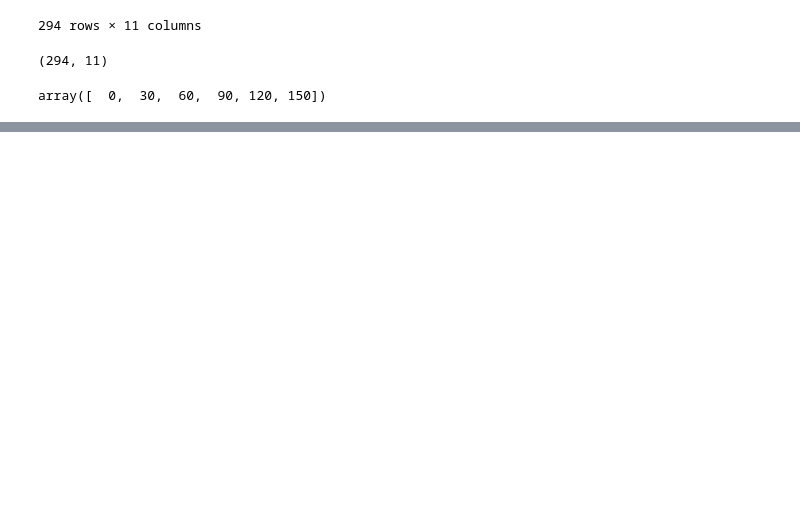
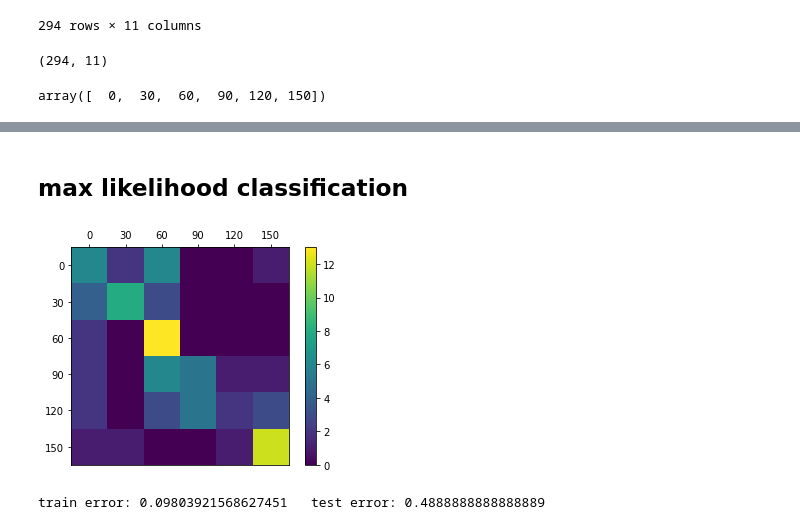
Before and after one commit to AlexTMallen/spectral-spectrum-sparse-analysis, a Jupyter notebook: allenSDK/visual_coding.ipynb, the cells around one changed output, grey strips where cells are left out. Saved outputs shown, nothing was run; the diff lists cells and outputs as text; code cells hidden in the pictures; blank space fills up the shorter version.

```diff
--- a/allenSDK/visual_coding.ipynb
+++ b/allenSDK/visual_coding.ipynb
@@ -315,0 +232,4 @@ plt.show()
+# %%
+proj_rank = 20
+train = (np.diag(S[:proj_rank]) @ U.T[:proj_rank]).T
+test = Xc_test @ Vh.T[:, :proj_rank]
@@ -315,0 +318,42 @@ plt.show()
+# %% [markdown]
+## max likelihood classification
+# %%
+def max_likelihood_classify(Xc, avgs, stds, oris):
+    pre = []
+    for response in Xc:
+        covars = []
+        for avg, std in zip(avgs, stds):
+            covars.append(np.mean((avg - response)**2 / (2*(std + 0.01)**2) + np.log(std + 0.01)))
+        ori_idx = np.argmin(covars)
+        pre.append(oris[ori_idx])
+
+    return pre
+# %%
+def max_likelihood_evaluate(Xc_train, Xc_test, labels, train_idxs, test_idxs, avgs, stds, oris):
+    fit = max_likelihood_classify(Xc_train, avgs, stds, oris)
+    train_err = np.sum(fit != labels[train_idxs]) / len(fit)
+
+    pre = max_likelihood_classify(Xc_test, avgs, stds, oris)
+    err = np.sum(pre != labels[test_idxs]) / len(pre)
+
+    conf = metrics.confusion_matrix(labels[test_idxs], pre, labels=oris)
+
+    %matplotlib inline
+    plt.figure()
+    plt.imshow(conf)
+    ax = plt.gca()
+    ax.xaxis.tick_top()
+    ax.set_xticks(np.arange(6))
+    ax.set_yticks(np.arange(6))
+    ax.set_xticklabels(oris)
+    ax.set_yticklabels(oris)
+    plt.colorbar()
+    plt.show()
+
+    return train_err, err
+# %%
+train_err, err = max_likelihood_evaluate(Xc_train, Xc_test, labels, train_idxs, test_idxs, avgs, stds, oris)
+print("train error:", train_err, "  test error:", err)
+# %% [output]
+[figure, added]
+train error: 0.09803921568627451   test error: 0.4888888888888889
```
Also changed, not shown: parts of 58 cells of this notebook.
